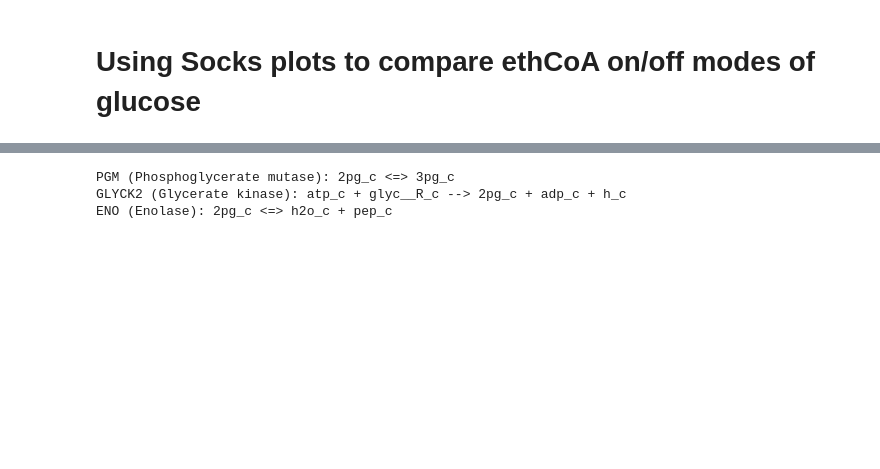
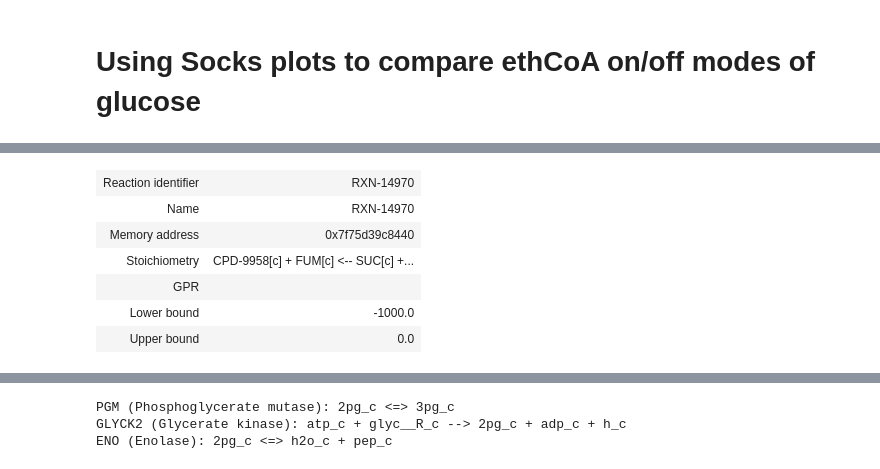
Before and after one commit to C-CoMP-STC/rpom-fba, a Jupyter notebook: figures/ethylmalonyl-CoA-pwy.ipynb, the cells around one changed output, grey strips where cells are left out. Cells and saved outputs as stored; diff of their text form; code cells hidden in the pictures; blank space fills up the shorter version.

```diff
--- a/figures/ethylmalonyl-CoA-pwy.ipynb
+++ b/figures/ethylmalonyl-CoA-pwy.ipynb
@@ -1230,3 +1291,13 @@ fva
+# %%
+model.reactions.get_by_id("RXN-14970")
+# %% [output]
+| Reaction identifier | RXN-14970 |
+| Name | RXN-14970 |
+| Memory address | 0x7f75d39c8440 |
+| Stoichiometry | CPD-9958[c] + FUM[c] <-- SUC[c] +... |
+| GPR |  |
+| Lower bound | -1000.0 |
+| Upper bound | 0.0 |
 # %%
 on_sol.fluxes["SUCCCOASYN-RXN"], mostly_off_sol.fluxes["SUCCCOASYN-RXN"]
 # %% [output]
```
Also changed, not shown: parts of 44 cells of this notebook, 11 other files.
